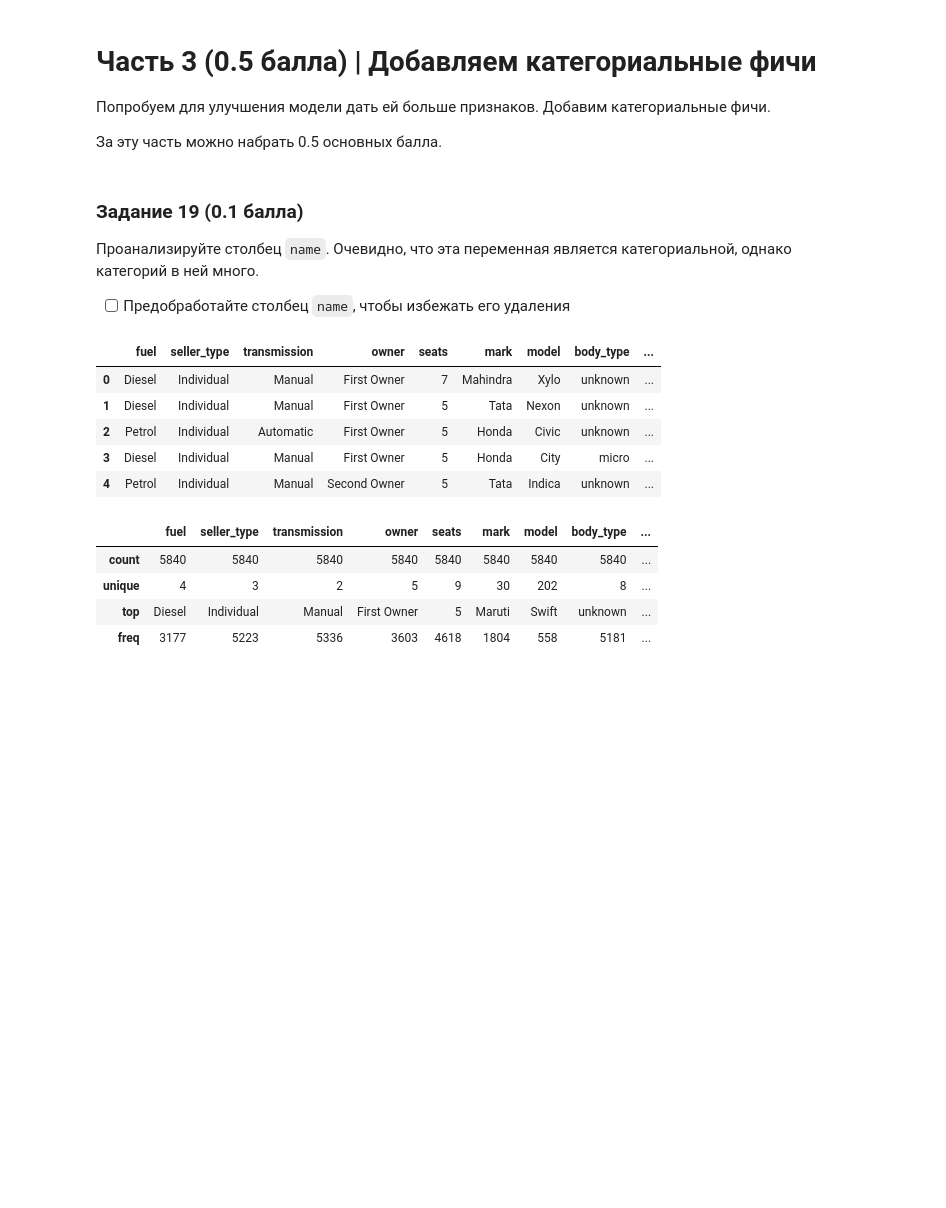
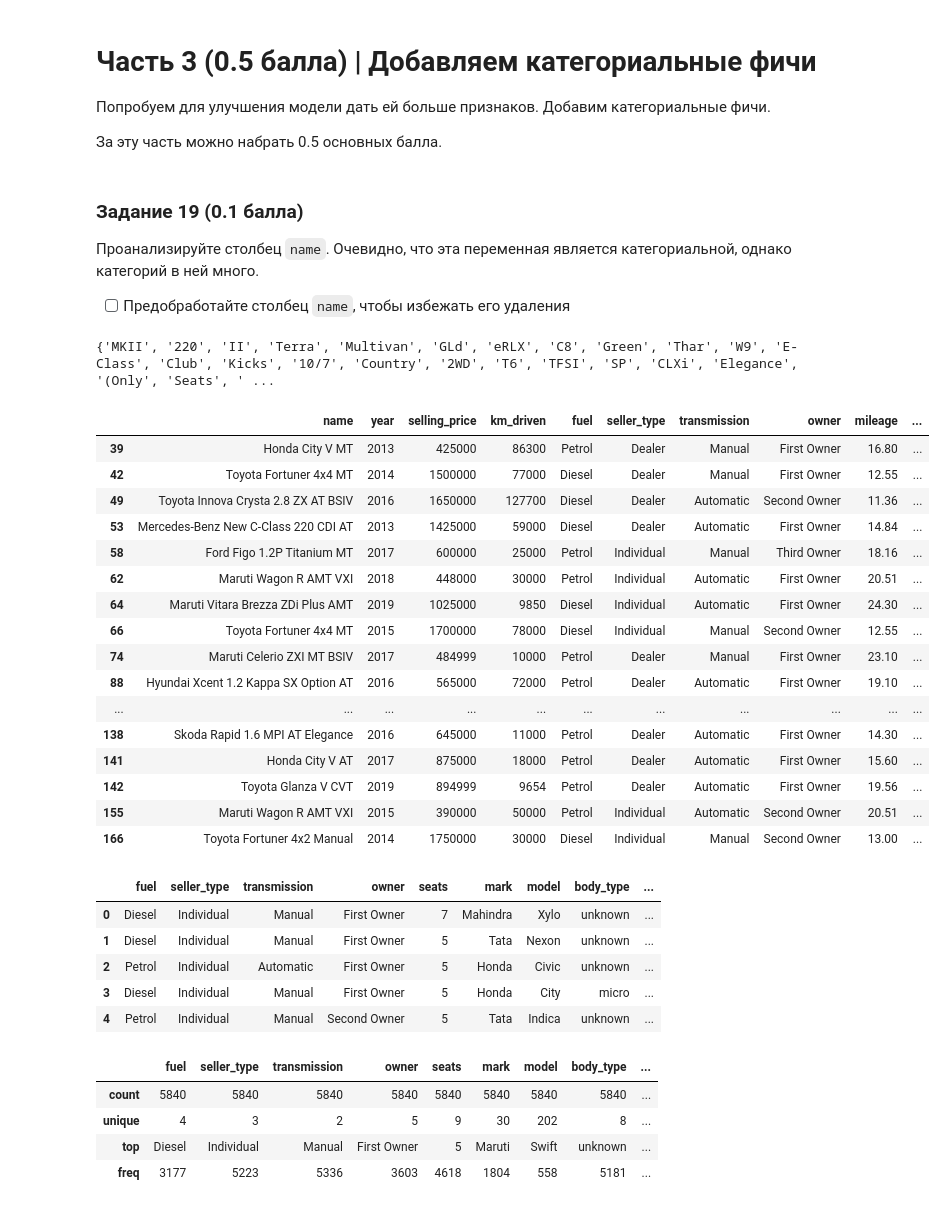
Before and after one commit to GrigoriiIurev/HSE_ML_Homeworks, a Jupyter notebook: HW1/AI_HW1_Regression_with_inference_pro.ipynb, the cells around one changed output. Cells and saved outputs as stored; diff of their text form; code cells hidden in the pictures; blank space fills up the shorter version.

```diff
--- a/HW1/AI_HW1_Regression_with_inference_pro.ipynb
+++ b/HW1/AI_HW1_Regression_with_inference_pro.ipynb
@@ -1564,37 +1564,56 @@ def extract_body_type(name, mapping):
     name = str(name).lower().split()
     for word in name:
         if word in mapping:
             return mapping[word]
     return "unknown"
 
 # достаю марку и модель как первые два слова из названия
 df_train['mark'] = df_train['name'].str.split(' ').str[0]
 df_train['model'] = df_train['name'].str.split(' ').str[1]
 
 # применяю все написанные функции к train
 df_train["body_type"] = df_train["name"].apply(lambda x: extract_body_type(x, body_type_dict))
 df_train["parsed_transmission"] = df_train["name"].apply(lambda x: extract_transmission(x, transmission_map))
 df_train["parsed_engine_volume"] = df_train["name"].apply(extract_engine_volume)
 df_train["parsed_trim"] = df_train["name"].apply(lambda x: extract_trim(x, trim_levels))
 
 # аналогично у test
 df_test['mark'] = df_test['name'].str.split(' ').str[0]
 df_test['model'] = df_test['name'].str.split(' ').str[1]
 df_test["body_type"] = df_test["name"].apply(lambda x: extract_body_type(x, body_type_dict))
 df_test["parsed_transmission"] = df_test["name"].apply(lambda x: extract_transmission(x, transmission_map))
 df_test["parsed_engine_volume"] = df_test["name"].apply(extract_engine_volume)
 df_test["parsed_trim"] = df_test["name"].apply(lambda x: extract_trim(x, trim_levels))
 
 
 # раньше использовалось, чтобы составить множество
 # из всех слов в name, чтобы потом составить новые колонки
 
-# unique_words = set()
+unique_words = set()
 
-# df_train['name'].astype(str).str.split().apply(unique_words.update)
-# print(unique_words)
+df_train['name'].astype(str).str.split().apply(unique_words.update)
+print(unique_words)
 
-# df_train[df_train["parsed_transmission"] != "unknown"].head(20)
+df_train[df_train["parsed_transmission"] != "unknown"].head(20)
+# %% [output]
+{'MKII', '220', 'II', 'Terra', 'Multivan', 'GLd', 'eRLX', 'C8', 'Green', 'Thar', 'W9', 'E-Class', 'Club', 'Kicks', '10/7', 'Country', '2WD', 'T6', 'TFSI', 'SP', 'CLXi', 'Elegance', '(Only', 'Seats', ' ...
+|  | name | year | selling_price | km_driven | fuel | seller_type | transmission | owner | mileage | ... |
+| 39 | Honda City V MT | 2013 | 425000 | 86300 | Petrol | Dealer | Manual | First Owner | 16.80 | ... |
+| 42 | Toyota Fortuner 4x4 MT | 2014 | 1500000 | 77000 | Diesel | Dealer | Manual | First Owner | 12.55 | ... |
+| 49 | Toyota Innova Crysta 2.8 ZX AT BSIV | 2016 | 1650000 | 127700 | Diesel | Dealer | Automatic | Second Owner | 11.36 | ... |
+| 53 | Mercedes-Benz New C-Class 220 CDI AT | 2013 | 1425000 | 59000 | Diesel | Dealer | Automatic | First Owner | 14.84 | ... |
+| 58 | Ford Figo 1.2P Titanium MT | 2017 | 600000 | 25000 | Petrol | Individual | Manual | Third Owner | 18.16 | ... |
+| 62 | Maruti Wagon R AMT VXI | 2018 | 448000 | 30000 | Petrol | Individual | Automatic | First Owner | 20.51 | ... |
+| 64 | Maruti Vitara Brezza ZDi Plus AMT | 2019 | 1025000 | 9850 | Diesel | Individual | Automatic | First Owner | 24.30 | ... |
+| 66 | Toyota Fortuner 4x4 MT | 2015 | 1700000 | 78000 | Diesel | Individual | Manual | Second Owner | 12.55 | ... |
+| 74 | Maruti Celerio ZXI MT BSIV | 2017 | 484999 | 10000 | Petrol | Dealer | Manual | First Owner | 23.10 | ... |
+| 88 | Hyundai Xcent 1.2 Kappa SX Option AT | 2016 | 565000 | 72000 | Petrol | Dealer | Automatic | First Owner | 19.10 | ... |
+| ... | ... | ... | ... | ... | ... | ... | ... | ... | ... | ... |
+| 138 | Skoda Rapid 1.6 MPI AT Elegance | 2016 | 645000 | 11000 | Petrol | Dealer | Automatic | First Owner | 14.30 | ... |
+| 141 | Honda City V AT | 2017 | 875000 | 18000 | Petrol | Dealer | Automatic | First Owner | 15.60 | ... |
+| 142 | Toyota Glanza V CVT | 2019 | 894999 | 9654 | Petrol | Dealer | Automatic | First Owner | 19.56 | ... |
+| 155 | Maruti Wagon R AMT VXI | 2015 | 390000 | 50000 | Petrol | Individual | Automatic | Second Owner | 20.51 | ... |
+| 166 | Toyota Fortuner 4x2 Manual | 2014 | 1750000 | 30000 | Diesel | Individual | Manual | Second Owner | 13.00 | ... |
 # %%
 cat_feature = [
     "fuel",
```
Also changed, not shown: 4 other files.
